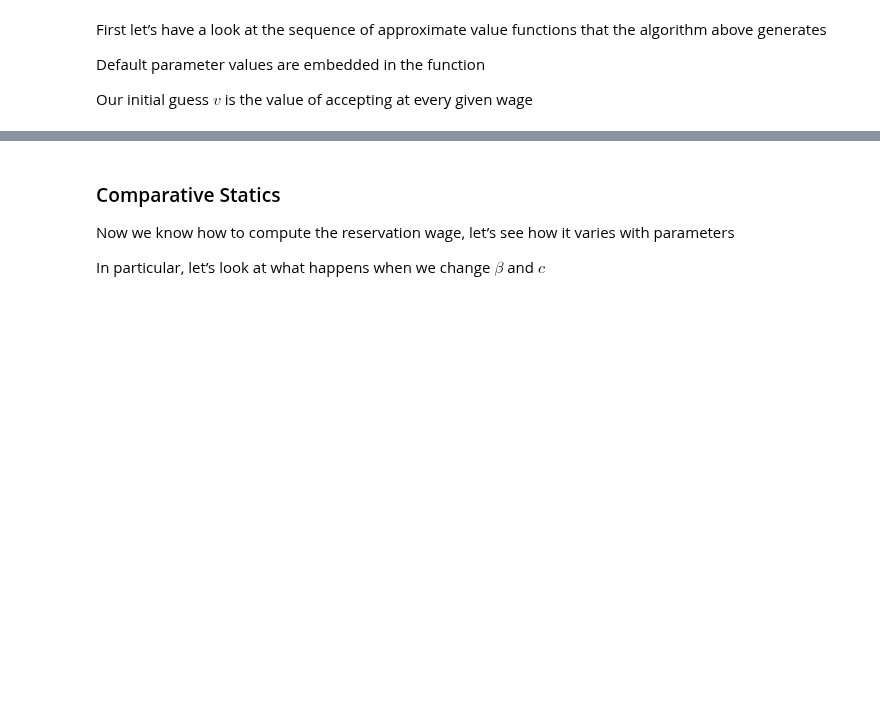
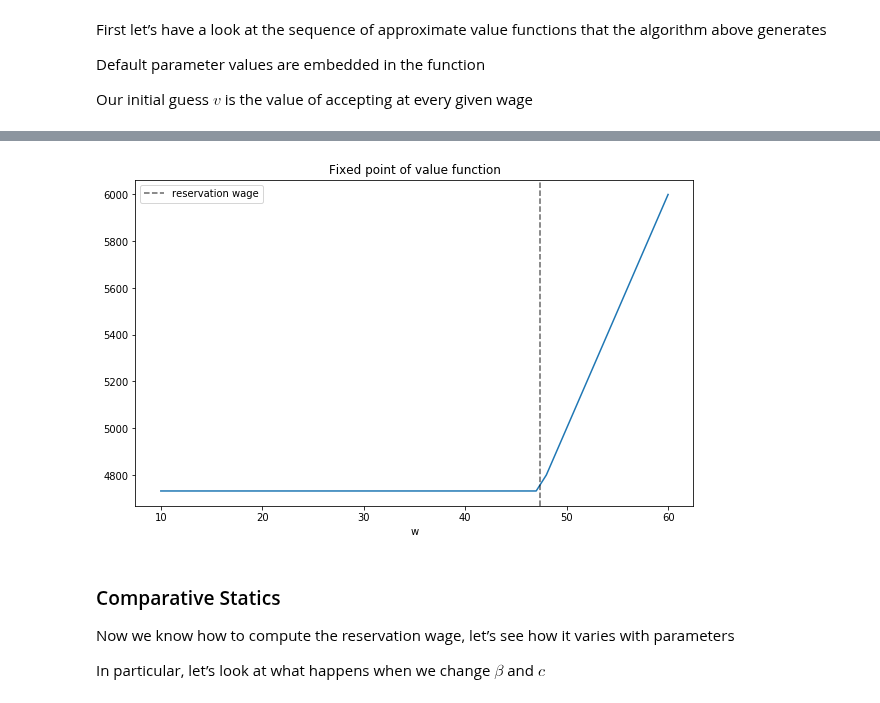
Before and after one commit to jstac/jitting_py_lectures, a Jupyter notebook: mccall_model.ipynb, the cells around one changed output, grey strips where cells are left out. Saved outputs shown, nothing was run; the diff lists cells and outputs as text; code cells hidden in the pictures; blank space fills up the shorter version.

```diff
--- a/mccall_model.ipynb
+++ b/mccall_model.ipynb
@@ -417,0 +485,8 @@ compute_reservation_wage()
+# %%
+v_init = w_vals / (1 - β)
+# %%
+%%timeit
+mc = McCallModel(w_vals, p_vals)
+T = bellman_function_factory(mc)
+v_star = compute_fixed_point(T, v_init)
+(1 - β) * (c + β * np.sum(v_star * p_vals))
@@ -417,0 +495,3 @@ compute_reservation_wage()
+# %%
+%%timeit
+T = bellman_function_factory(mc)
@@ -417,0 +500,4 @@ compute_reservation_wage()
+# %%
+%%timeit
+v_star = compute_fixed_point(T, v_init)
+v_star
@@ -418,3 +506,17 @@ compute_reservation_wage()
+# %%
+# Find the reservation wage
+r_wage = (1 - β) * (c + β * np.sum(v_star * p_vals))
+
+fig, ax = plt.subplots(figsize=(10, 6))
+ax.plot(w_vals, v_star)
+ax.set(title='Fixed point of value function', xlabel='w')
+ax.axvline(r_wage, label='reservation wage', linestyle='--',
+           color='black', alpha=0.6)
+
+plt.legend()
+plt.show()
+# %% [output]
+[figure, added]
 # %% [markdown]
 ### Comparative Statics
 
```
Also changed, not shown: parts of 25 cells of this notebook.
